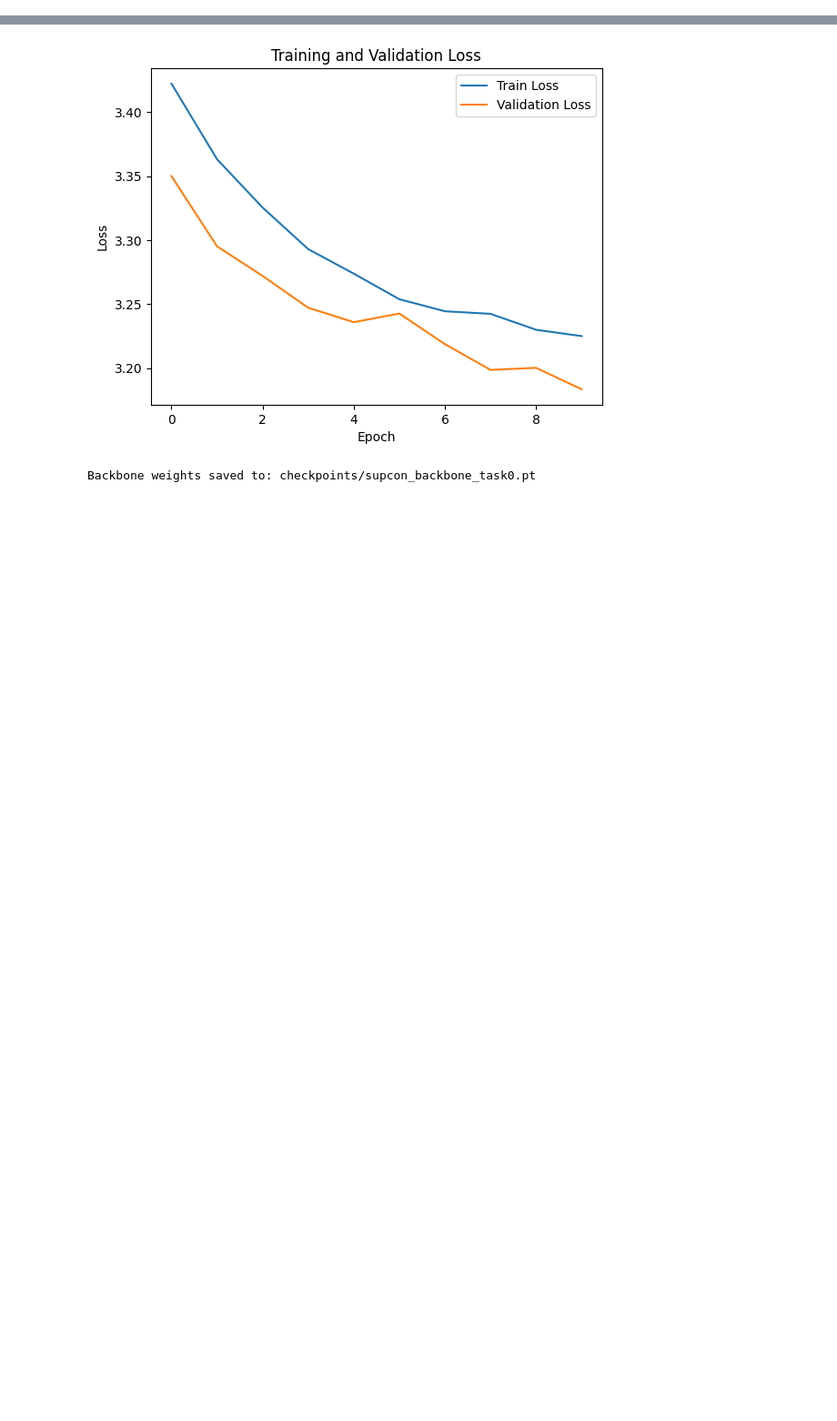
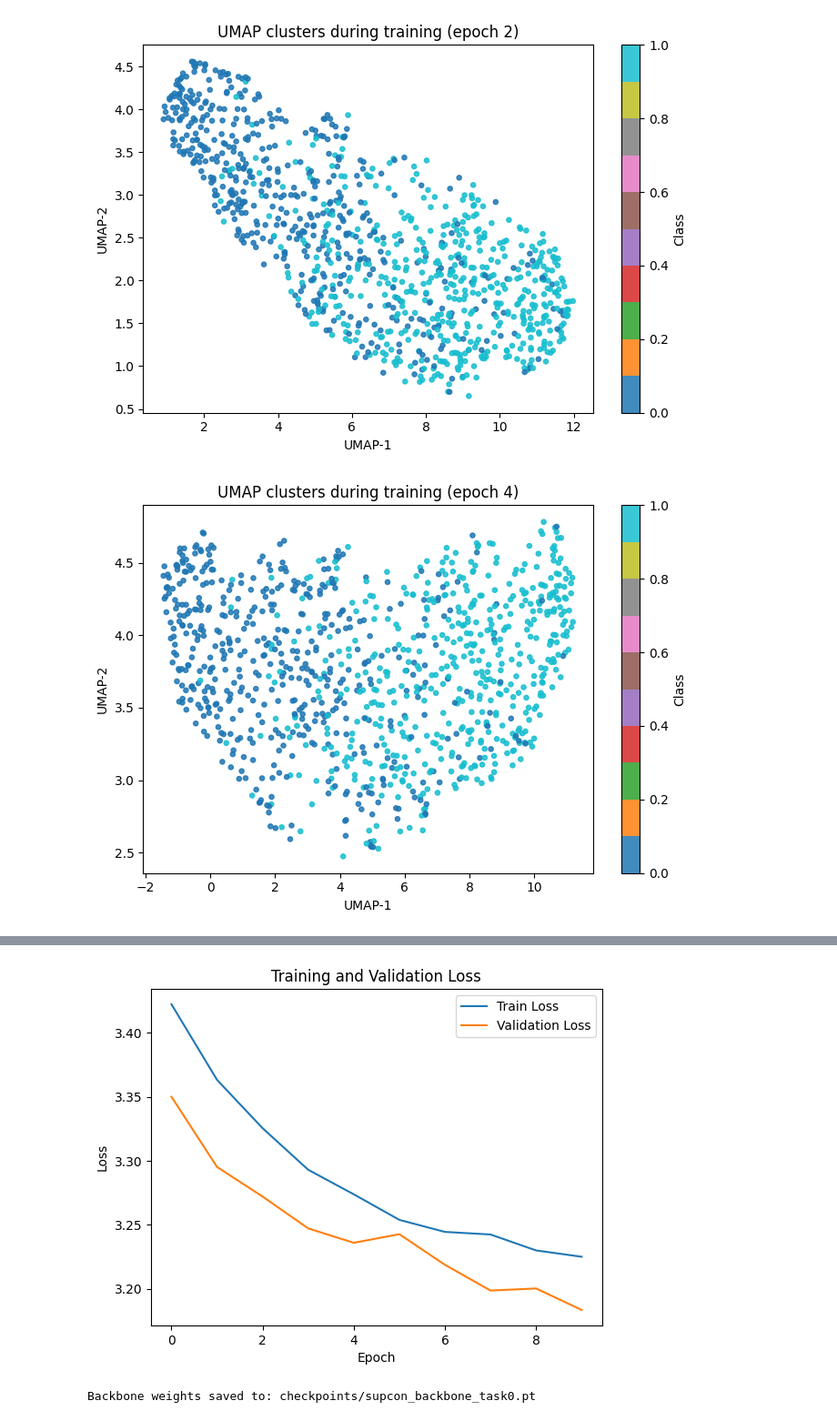
Before and after one commit to AlexBodner/vision-avanzada-continual-learning, a Jupyter notebook: supervised_contrastative_learning_42.ipynb, the cells around one changed output, grey strips where cells are left out. Shown at 91% size. Drawn from its saved outputs; the diff is of its cells as text; code cells hidden in the pictures; blank space fills up the shorter version.

```diff
--- a/supervised_contrastative_learning_42.ipynb
+++ b/supervised_contrastative_learning_42.ipynb
@@ -80,3 +160,18 @@ def train(model, train_dataloader, val_dataloader, optimizer, criterion, lr_sche
     return train_losses, val_losses
 # %%
-train_losses, val_losses = train(model, train_loader, val_loader, optimizer, criterion, lr_scheduler=None, num_epochs=10, device=device)
+train_losses, val_losses = train(
+    model,
+    train_loader,
+    val_loader,
+    optimizer,
+    criterion,
+    lr_scheduler=None,
+    num_epochs=10,
+    device=device,
+    umap_dataloader=val_loader,
+    plot_umap_every=2,
+    umap_max_samples=2000,
+)
+# %% [output]
+[figure, added]
+[figure, added]
```
Also changed, not shown: parts of 11 cells of this notebook, 9 other files.
